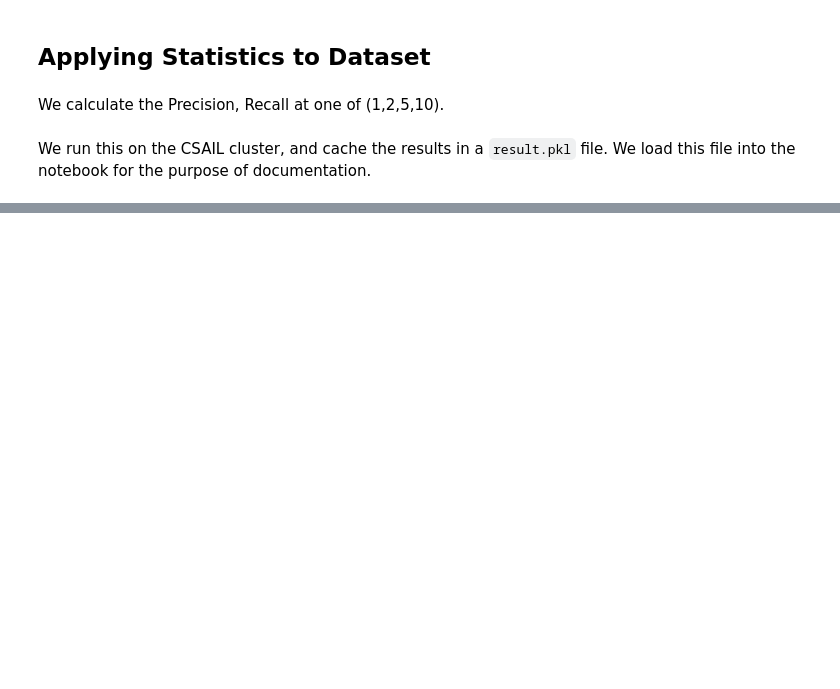
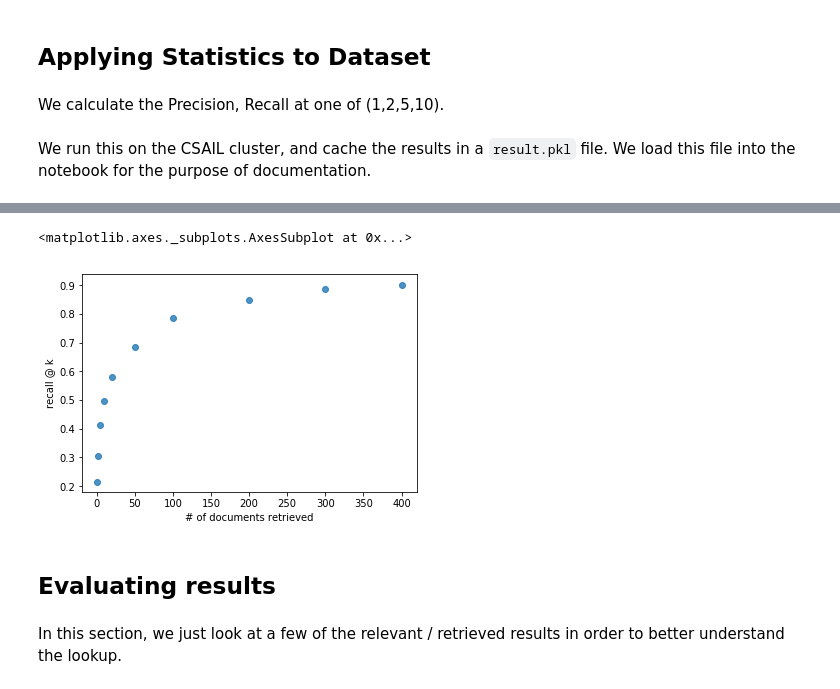
Before and after one commit to moinnadeem/Lucene_Document_Retrieval, a Jupyter notebook: FEVER Document Retrieval.ipynb, the cells around one changed output, grey strips where cells are left out. Saved outputs shown, nothing was run; the diff lists cells and outputs as text; code cells hidden in the pictures; blank space fills up the shorter version.

```diff
--- a/FEVER Document Retrieval.ipynb
+++ b/FEVER Document Retrieval.ipynb
@@ -117,0 +142,11 @@ precision @ 5: 0.045006886603492405
+# %%
+ax = sns.regplot(recall[:,0], recall[:,1], fit_reg=False)
+ax.set(xlabel="# of documents retrieved", ylabel="recall @ k")
+ax
+# %% [output]
+<matplotlib.axes._subplots.AxesSubplot at 0x...>
+[figure, added]
+# %% [markdown]
+## Evaluating results
+# %% [markdown]
+In this section, we just look at a few of the relevant / retrieved results in order to better understand the lookup.
```
Also changed, not shown: parts of 26 cells of this notebook, 4 other files.
